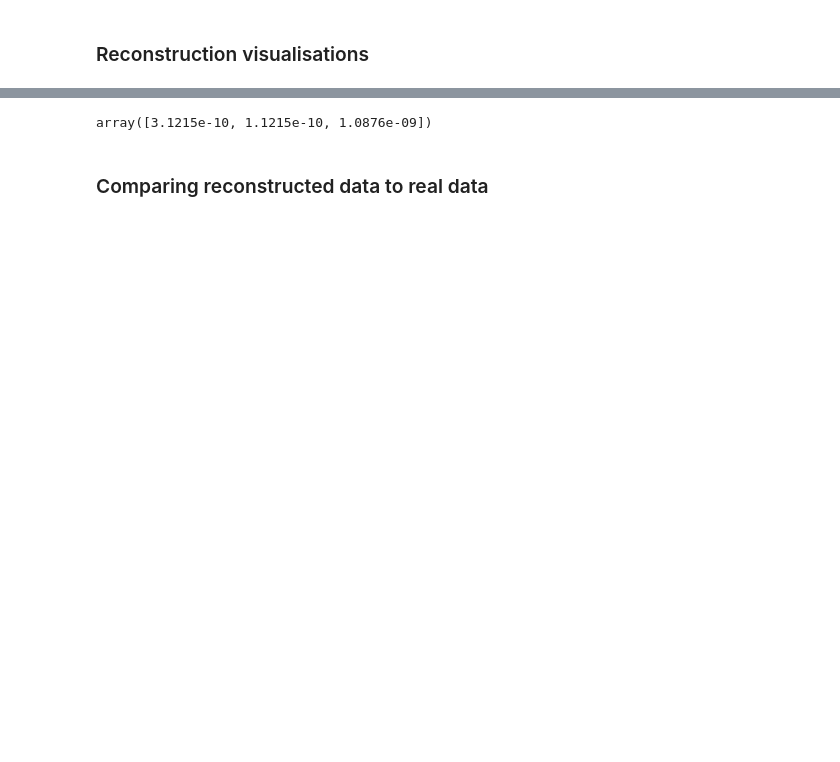
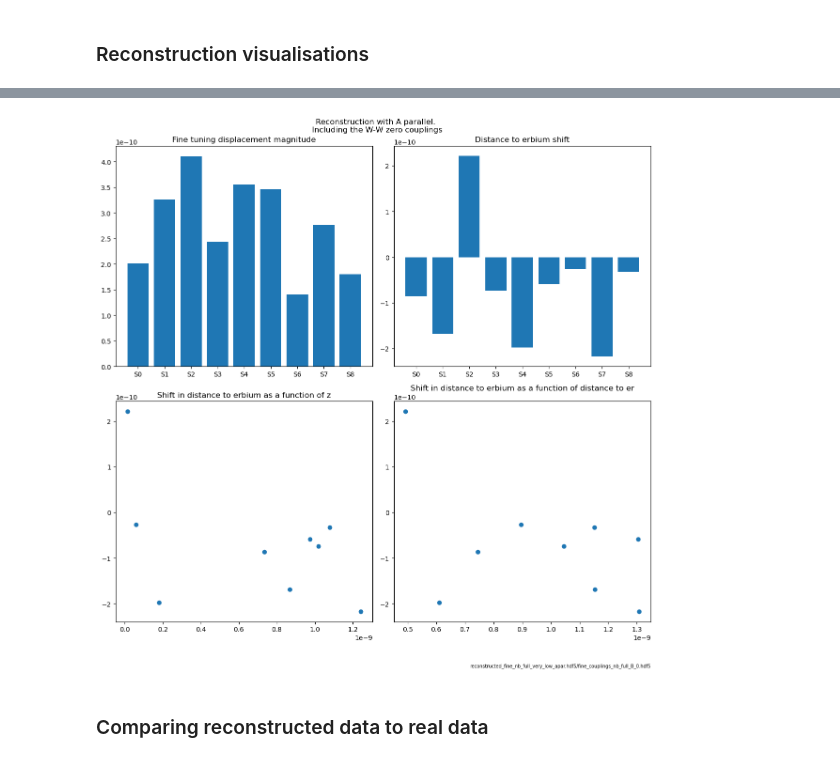
Before and after one commit to maurice-debray/spin_reconstruction, a Jupyter notebook: W_fine_reconstuction_analysis.ipynb, the cells around one changed output, grey strips where cells are left out. Saved outputs shown, nothing was run; the diff lists cells and outputs as text; code cells hidden in the pictures; blank space fills up the shorter version.

```diff
--- a/W_fine_reconstuction_analysis.ipynb
+++ b/W_fine_reconstuction_analysis.ipynb
@@ -179,6 +352,51 @@ pass
-# %%
-positions[8]
-# %% [output]
-array([3.1215e-10, 1.1215e-10, 1.0876e-09])
+# %%
+fig = plt.figure(figsize=(12,12))
+fig.suptitle(title)
+ax = fig.add_subplot(2,2,1)
+
+labels = [f"S{i}" for i in selected_sites]
+
+ax.set_title("Fine tuning displacement magnitude")
+
+dr = positions - base_positions[selected_sites]
+
+ax.bar(labels, np.linalg.norm(dr, axis=1))
+
+
+ax = fig.add_subplot(2,2,2)
+
+ax.set_title("Distance to erbium shift")
+
+er_dist_shift = np.linalg.norm(positions - np.array((0.5*a, 0.5*a, 0.5*c))[None,:], axis = 1) -  np.linalg.norm(base_positions[selected_sites] - np.array((0.5*a, 0.5*a, 0.5*c))[None,:], axis=1)
+
+ax.bar(labels, er_dist_shift)
+
+ax = fig.add_subplot(2,2,3)
+
+ax.set_title("Shift in distance to erbium as a function of z")
+
+er_dist_shift = np.linalg.norm(positions - np.array((0.5*a, 0.5*a, 0.5*c))[None,:], axis = 1) -  np.linalg.norm(base_positions[selected_sites] - np.array((0.5*a, 0.5*a, 0.5*c))[None,:], axis=1)
+
+ax.plot(positions[:,2], er_dist_shift, "o")
+
+ax = fig.add_subplot(2,2,4)
+
+ax.set_title("Shift in distance to erbium as a function of distance to er")
+
+er_dist_shift = np.linalg.norm(positions - np.array((0.5*a, 0.5*a, 0.5*c))[None,:], axis = 1) -  np.linalg.norm(base_positions[selected_sites] - np.array((0.5*a, 0.5*a, 0.5*c))[None,:], axis=1)
+
+ax.plot(np.linalg.norm(positions, axis=1), er_dist_shift, "o")
+
+
+ax.annotate(f'{file}/{couplings_file}',
+            xy = (1.0, -0.2),
+            xycoords='axes fraction',
+            ha='right',
+            va="center",
+            fontsize=7)
+
+fig.tight_layout()
+# %% [output]
+[figure, added]
 # %% [markdown]
 ### Comparing reconstructed data to real data
```
Also changed, not shown: parts of 20 cells of this notebook.
